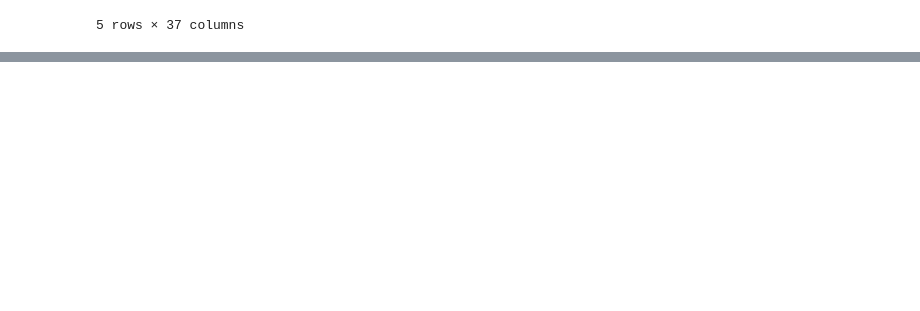
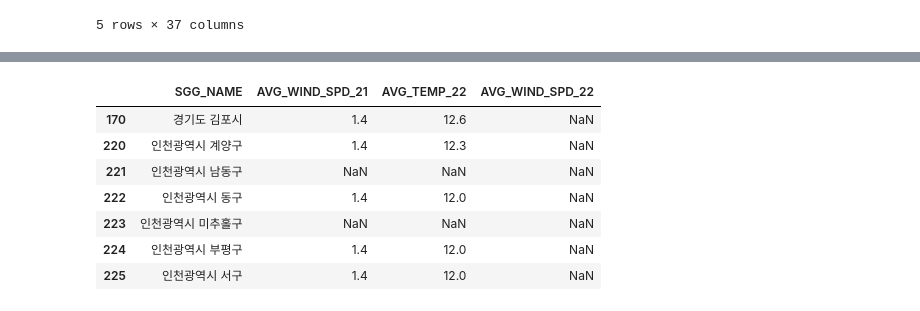
Before and after one commit to outflow-project/population-outflow, a Jupyter notebook: notebooks/preprocessed_data_missing_value_climate.ipynb, the cells around one changed output, grey strips where cells are left out. Saved outputs shown, nothing was run; the diff lists cells and outputs as text; code cells hidden in the pictures; blank space fills up the shorter version.

```diff
--- a/notebooks/preprocessed_data_missing_value_climate.ipynb
+++ b/notebooks/preprocessed_data_missing_value_climate.ipynb
@@ -375,0 +378,4 @@ climate_edit.to_csv('../processed/기후데이터.csv', index=False)
+# %%
+import pandas as pd
+
+climate2 = pd.read_csv('../data/raw/평균기온_평균최고기온_최고기온_평균최저기온_최저기온_평균풍속_최대순간풍속_최대순간풍속풍향_강수량합.csv')
@@ -375,0 +422,34 @@ climate_edit.to_csv('../processed/기후데이터.csv', index=False)
+# %%
+adjacent_dict_sgi = {
+    "경기도 구리시": ["서울특별시 강동구", "서울특별시 노원구", "서울특별시 성동구"],
+    "경기도 김포시": ["인천광역시 계양구", "인천광역시 서구", "인천광역시 부평구"],
+    "경기도 동두천시": ["경기도 양주시", "경기도 의정부시", "서울특별시 도봉구"],
+    "경기도 성남시": ["경기도 의왕시", "서울특별시 강남구", "경기도 수원시"],
+    "경기도 수원시": ["경기도 의왕시", "경기도 성남시", "경기도 평택시"],
+    "경기도 양주시": ["경기도 동두천시", "경기도 의정부시", "서울특별시 도봉구"],
+    "경기도 의왕시": ["경기도 성남시", "경기도 수원시", "서울특별시 강남구"],
+    "경기도 의정부시": ["경기도 양주시", "서울특별시 노원구", "서울특별시 도봉구"],
+    "경기도 평택시": ["경기도 수원시", "경기도 의왕시", "경기도 성남시"],
+    "서울특별시 강남구": ["경기도 성남시", "경기도 의왕시", "서울특별시 성동구"],
+    "서울특별시 강동구": ["경기도 구리시", "서울특별시 성동구", "서울특별시 노원구"],
+    "서울특별시 노원구": ["서울특별시 도봉구", "경기도 의정부시", "경기도 구리시"],
+    "서울특별시 도봉구": ["서울특별시 노원구", "경기도 의정부시", "경기도 양주시"],
+    "서울특별시 마포구": ["서울특별시 은평구", "서울특별시 종로구", "서울특별시 성동구"],
+    "서울특별시 성동구": ["서울특별시 강남구", "서울특별시 종로구", "경기도 구리시"],
+    "서울특별시 은평구": ["서울특별시 종로구", "서울특별시 마포구", "서울특별시 노원구"],
+    "서울특별시 종로구": ["서울특별시 은평구", "서울특별시 마포구", "서울특별시 성동구"],
+    "인천광역시 계양구": ["인천광역시 부평구", "인천광역시 서구", "경기도 김포시"],
+    "인천광역시 남동구": ["인천광역시 부평구", "인천광역시 미추홀구", "인천광역시 동구"],
+    "인천광역시 동구": ["인천광역시 미추홀구", "인천광역시 서구", "인천광역시 부평구"],
+    "인천광역시 미추홀구": ["인천광역시 남동구", "인천광역시 동구", "인천광역시 부평구"],
+    "인천광역시 부평구": ["인천광역시 남동구", "인천광역시 계양구", "인천광역시 서구"],
+    "인천광역시 서구": ["인천광역시 계양구", "인천광역시 부평구", "경기도 김포시"]
+}
+
+
+climate_zero = climate2.copy()
+
+for target_col in climate_zero.columns:
+    climate_zero[target_col] = climate_zero.apply(
+        lambda row: fill_with_neighbors_mean(row, target_col, adjacent_dict_sgi, climate_zero), axis=1
+    )
@@ -375,0 +476,11 @@ climate_edit.to_csv('../processed/기후데이터.csv', index=False)
+# %%
+climate_zero.loc[climate_zero.isnull().any(axis=1), ['SGG_NAME','AVG_WIND_SPD_21','AVG_TEMP_22','AVG_WIND_SPD_22']]
+# %% [output]
+|  | SGG_NAME | AVG_WIND_SPD_21 | AVG_TEMP_22 | AVG_WIND_SPD_22 |
+| 170 | 경기도 김포시 | 1.4 | 12.6 | NaN |
+| 220 | 인천광역시 계양구 | 1.4 | 12.3 | NaN |
+| 221 | 인천광역시 남동구 | NaN | NaN | NaN |
+| 222 | 인천광역시 동구 | 1.4 | 12.0 | NaN |
+| 223 | 인천광역시 미추홀구 | NaN | NaN | NaN |
+| 224 | 인천광역시 부평구 | 1.4 | 12.0 | NaN |
+| 225 | 인천광역시 서구 | 1.4 | 12.0 | NaN |
```
Also changed, not shown: parts of 17 cells of this notebook.
